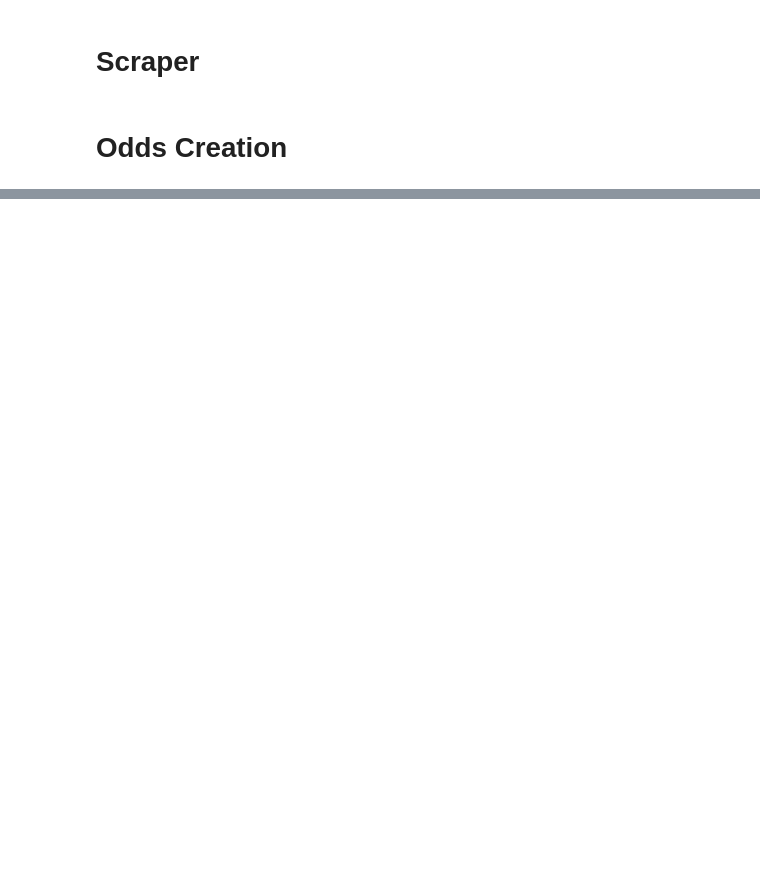
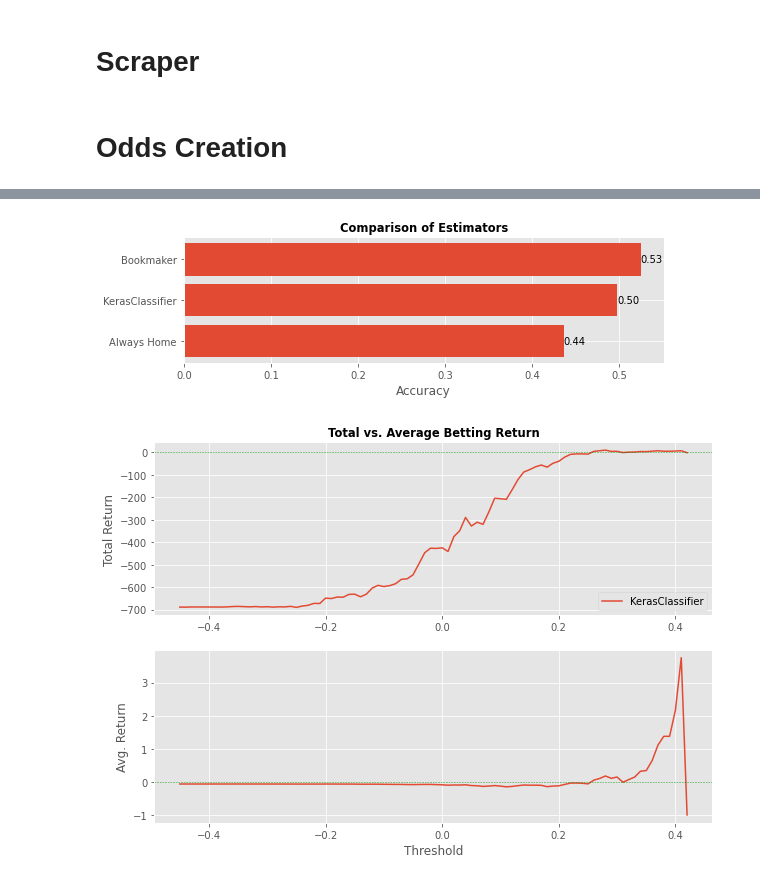
Before and after one commit to ErikFub/football-prediction, a Jupyter notebook: notebooks/code_dev.ipynb, the cells around one changed output, grey strips where cells are left out. Cells and saved outputs as stored; diff of their text form; code cells hidden in the pictures; blank space fills up the shorter version.

```diff
--- a/notebooks/code_dev.ipynb
+++ b/notebooks/code_dev.ipynb
@@ -202,0 +412,3 @@ Name: away_team_id, Length: 62, dtype: int64
+# %%
+hist = ann_cust.fit(X_train, y_train, epochs=50)
+ann_cust.score(X_test, y_test)
@@ -202,0 +417,3 @@ Name: away_team_id, Length: 62, dtype: int64
+# %%
+compare_estimators([ann_cust], X_train, y_train, match_df, bookmaker_pred)
+# %% [output]
@@ -202,0 +437,2 @@ Name: away_team_id, Length: 62, dtype: int64
+[figure, added]
+[figure, added]
```
Also changed, not shown: parts of 36 cells of this notebook.
